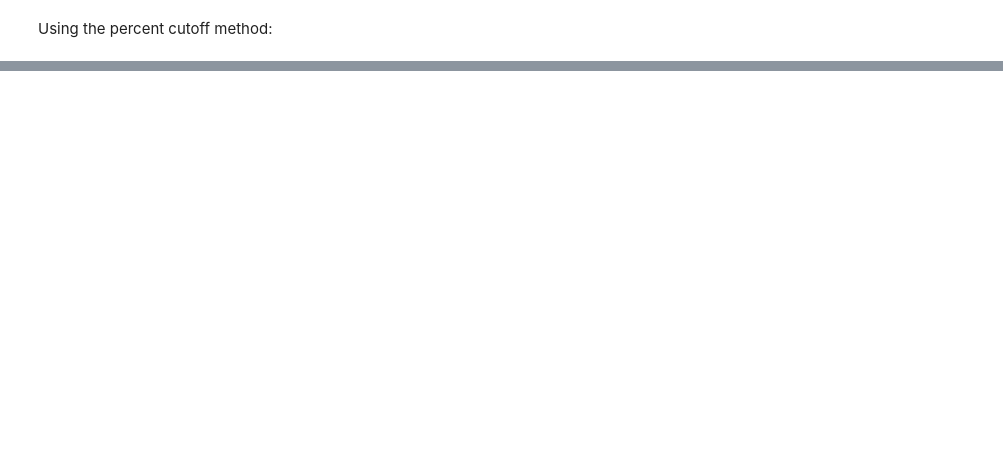
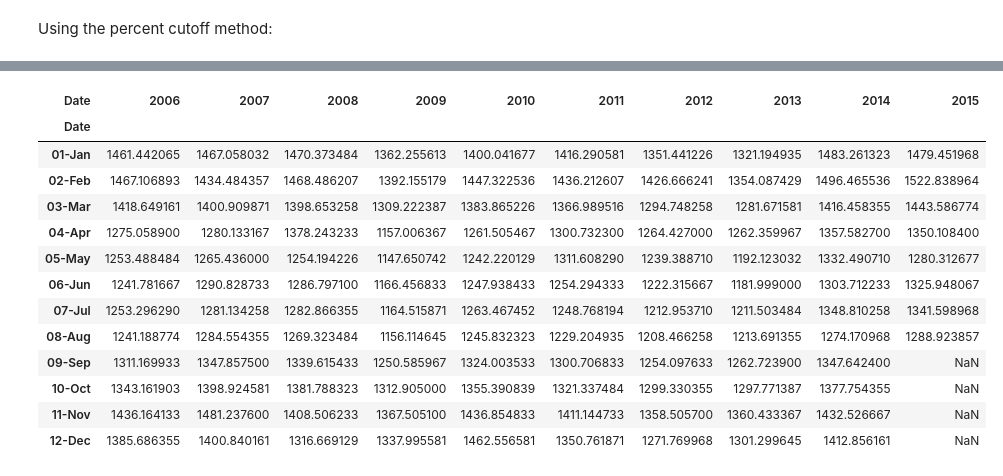
Before and after one commit to CodeupClassroom/florence-time-series-exercises, a Jupyter notebook: explore_exercise.ipynb, the cells around one changed output, grey strips where cells are left out. Cells and saved outputs as stored; diff of their text form; code cells hidden in the pictures; blank space fills up the shorter version.

```diff
--- a/explore_exercise.ipynb
+++ b/explore_exercise.ipynb
@@ -134,3 +241,20 @@ sns.heatmap(table, cmap='Blues')
+# %%
+table
+# %% [output]
+| Date | 2006 | 2007 | 2008 | 2009 | 2010 | 2011 | 2012 | 2013 | 2014 | 2015 |
+| Date |  |  |  |  |  |  |  |  |  |  |
+| 01-Jan | 1461.442065 | 1467.058032 | 1470.373484 | 1362.255613 | 1400.041677 | 1416.290581 | 1351.441226 | 1321.194935 | 1483.261323 | 1479.451968 |
+| 02-Feb | 1467.106893 | 1434.484357 | 1468.486207 | 1392.155179 | 1447.322536 | 1436.212607 | 1426.666241 | 1354.087429 | 1496.465536 | 1522.838964 |
+| 03-Mar | 1418.649161 | 1400.909871 | 1398.653258 | 1309.222387 | 1383.865226 | 1366.989516 | 1294.748258 | 1281.671581 | 1416.458355 | 1443.586774 |
+| 04-Apr | 1275.058900 | 1280.133167 | 1378.243233 | 1157.006367 | 1261.505467 | 1300.732300 | 1264.427000 | 1262.359967 | 1357.582700 | 1350.108400 |
+| 05-May | 1253.488484 | 1265.436000 | 1254.194226 | 1147.650742 | 1242.220129 | 1311.608290 | 1239.388710 | 1192.123032 | 1332.490710 | 1280.312677 |
+| 06-Jun | 1241.781667 | 1290.828733 | 1286.797100 | 1166.456833 | 1247.938433 | 1254.294333 | 1222.315667 | 1181.999000 | 1303.712233 | 1325.948067 |
+| 07-Jul | 1253.296290 | 1281.134258 | 1282.866355 | 1164.515871 | 1263.467452 | 1248.768194 | 1212.953710 | 1211.503484 | 1348.810258 | 1341.598968 |
+| 08-Aug | 1241.188774 | 1284.554355 | 1269.323484 | 1156.114645 | 1245.832323 | 1229.204935 | 1208.466258 | 1213.691355 | 1274.170968 | 1288.923857 |
+| 09-Sep | 1311.169933 | 1347.857500 | 1339.615433 | 1250.585967 | 1324.003533 | 1300.706833 | 1254.097633 | 1262.723900 | 1347.642400 | NaN |
+| 10-Oct | 1343.161903 | 1398.924581 | 1381.788323 | 1312.905000 | 1355.390839 | 1321.337484 | 1299.330355 | 1297.771387 | 1377.754355 | NaN |
+| 11-Nov | 1436.164133 | 1481.237600 | 1408.506233 | 1367.505100 | 1436.854833 | 1411.144733 | 1358.505700 | 1360.433367 | 1432.526667 | NaN |
+| 12-Dec | 1385.686355 | 1400.840161 | 1316.669129 | 1337.995581 | 1462.556581 | 1350.761871 | 1271.769968 | 1301.299645 | 1412.856161 | NaN |
 # %%
 with plt.style.context('seaborn-whitegrid'):
     fig, axs = plt.subplots(2, 6, sharex=True, sharey=True)
```
Also changed, not shown: parts of 31 cells of this notebook.
